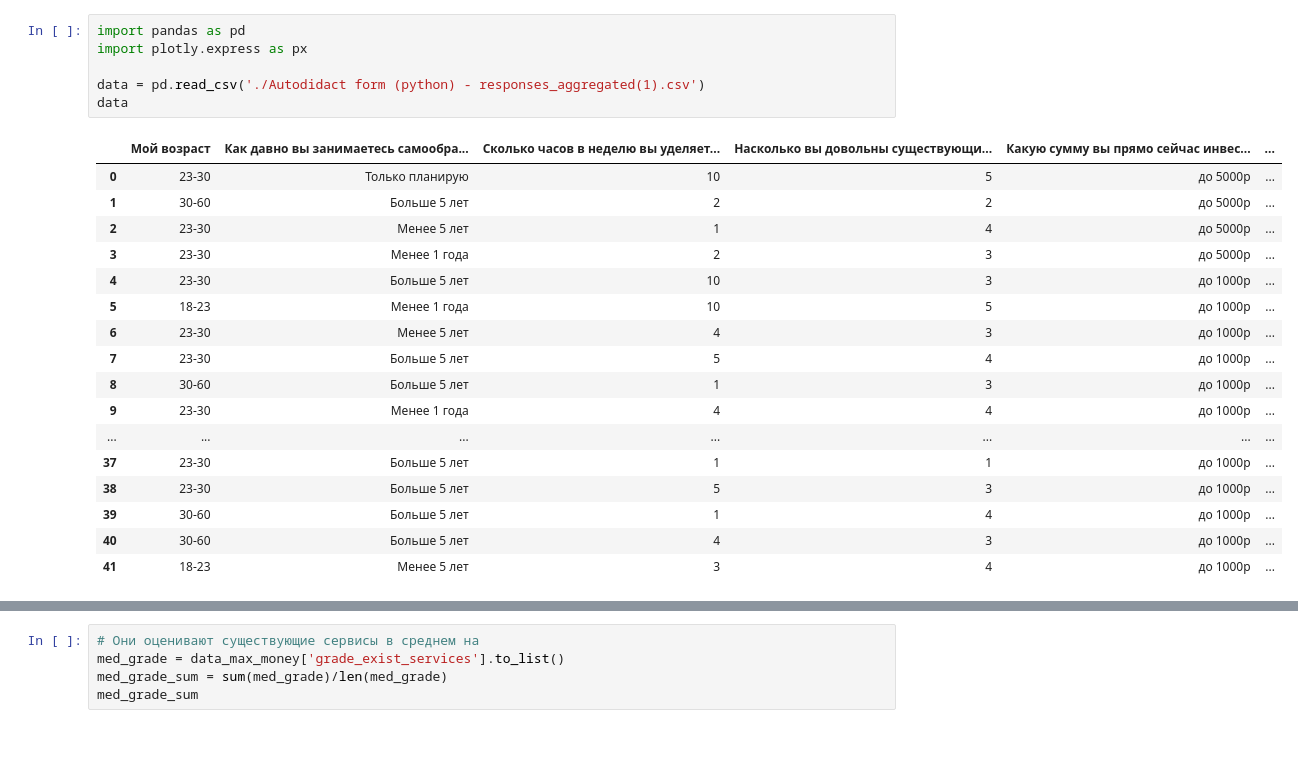
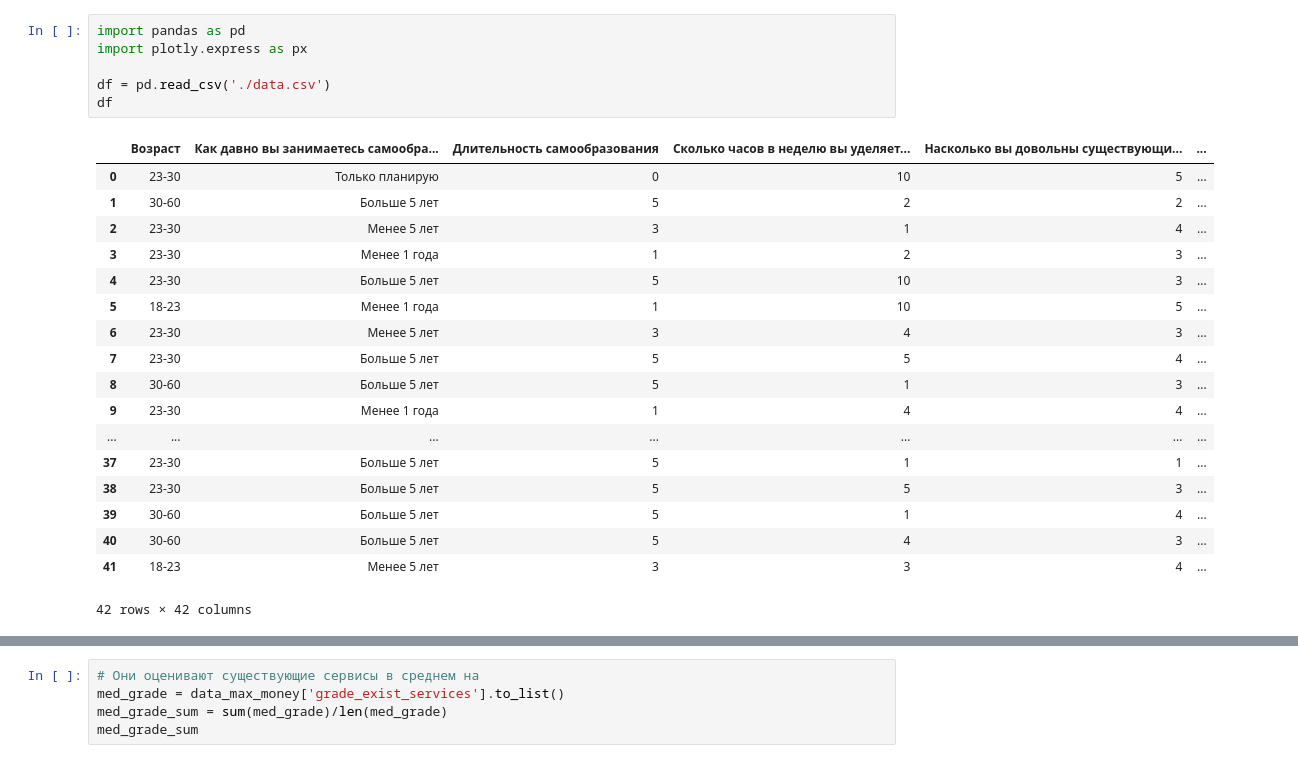
Before and after one commit to elijahmylcev/analysis_GS, a Jupyter notebook: Analysis.ipynb, the cells around one changed output, grey strips where cells are left out. Drawn from its saved outputs; the diff is of its cells as text.

```diff
--- a/Analysis.ipynb
+++ b/Analysis.ipynb
@@ -1,24 +1,25 @@
 # %%
 import pandas as pd
 import plotly.express as px
 
-data = pd.read_csv('./Autodidact form (python) - responses_aggregated(1).csv')
-data
+df = pd.read_csv('./data.csv')
+df
 # %% [output]
-|  | Мой возраст | Как давно вы занимаетесь самообра... | Сколько часов в неделю вы уделяет... | Насколько вы довольны существующи... | Какую сумму вы прямо сейчас инвес... | ... |
-| 0 | 23-30 | Только планирую | 10 | 5 | до 5000р | ... |
-| 1 | 30-60 | Больше 5 лет | 2 | 2 | до 5000р | ... |
-| 2 | 23-30 | Менее 5 лет | 1 | 4 | до 5000р | ... |
-| 3 | 23-30 | Менее 1 года | 2 | 3 | до 5000р | ... |
-| 4 | 23-30 | Больше 5 лет | 10 | 3 | до 1000р | ... |
-| 5 | 18-23 | Менее 1 года | 10 | 5 | до 1000р | ... |
-| 6 | 23-30 | Менее 5 лет | 4 | 3 | до 1000р | ... |
-| 7 | 23-30 | Больше 5 лет | 5 | 4 | до 1000р | ... |
-| 8 | 30-60 | Больше 5 лет | 1 | 3 | до 1000р | ... |
-| 9 | 23-30 | Менее 1 года | 4 | 4 | до 1000р | ... |
+|  | Возраст | Как давно вы занимаетесь самообра... | Длительность самообразования | Сколько часов в неделю вы уделяет... | Насколько вы довольны существующи... | ... |
+| 0 | 23-30 | Только планирую | 0 | 10 | 5 | ... |
+| 1 | 30-60 | Больше 5 лет | 5 | 2 | 2 | ... |
+| 2 | 23-30 | Менее 5 лет | 3 | 1 | 4 | ... |
+| 3 | 23-30 | Менее 1 года | 1 | 2 | 3 | ... |
+| 4 | 23-30 | Больше 5 лет | 5 | 10 | 3 | ... |
+| 5 | 18-23 | Менее 1 года | 1 | 10 | 5 | ... |
+| 6 | 23-30 | Менее 5 лет | 3 | 4 | 3 | ... |
+| 7 | 23-30 | Больше 5 лет | 5 | 5 | 4 | ... |
+| 8 | 30-60 | Больше 5 лет | 5 | 1 | 3 | ... |
+| 9 | 23-30 | Менее 1 года | 1 | 4 | 4 | ... |
 | ... | ... | ... | ... | ... | ... | ... |
-| 37 | 23-30 | Больше 5 лет | 1 | 1 | до 1000р | ... |
-| 38 | 23-30 | Больше 5 лет | 5 | 3 | до 1000р | ... |
-| 39 | 30-60 | Больше 5 лет | 1 | 4 | до 1000р | ... |
-| 40 | 30-60 | Больше 5 лет | 4 | 3 | до 1000р | ... |
-| 41 | 18-23 | Менее 5 лет | 3 | 4 | до 1000р | ... |
+| 37 | 23-30 | Больше 5 лет | 5 | 1 | 1 | ... |
+| 38 | 23-30 | Больше 5 лет | 5 | 5 | 3 | ... |
+| 39 | 30-60 | Больше 5 лет | 5 | 1 | 4 | ... |
+| 40 | 30-60 | Больше 5 лет | 5 | 4 | 3 | ... |
+| 41 | 18-23 | Менее 5 лет | 3 | 3 | 4 | ... |
+42 rows × 42 columns
```
Also changed, not shown: parts of 16 cells of this notebook, 2 other files.
